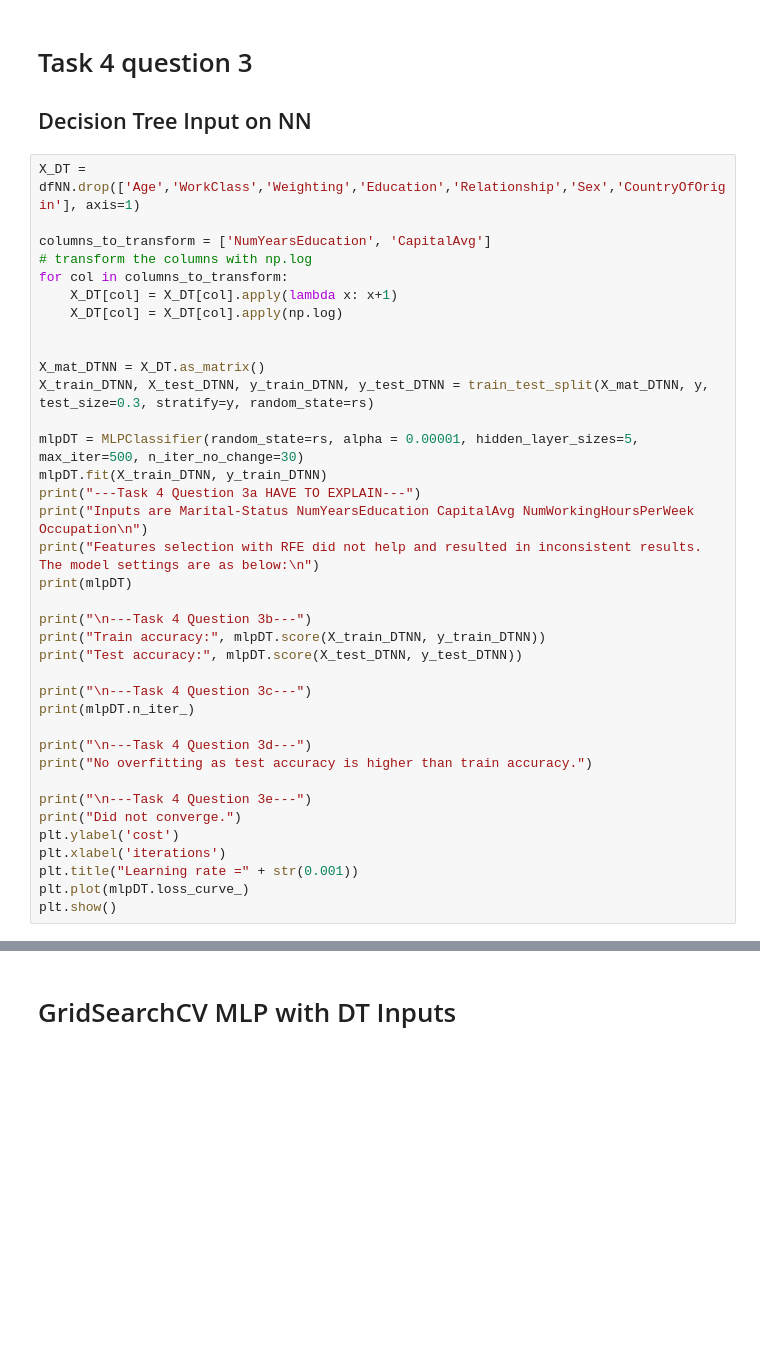
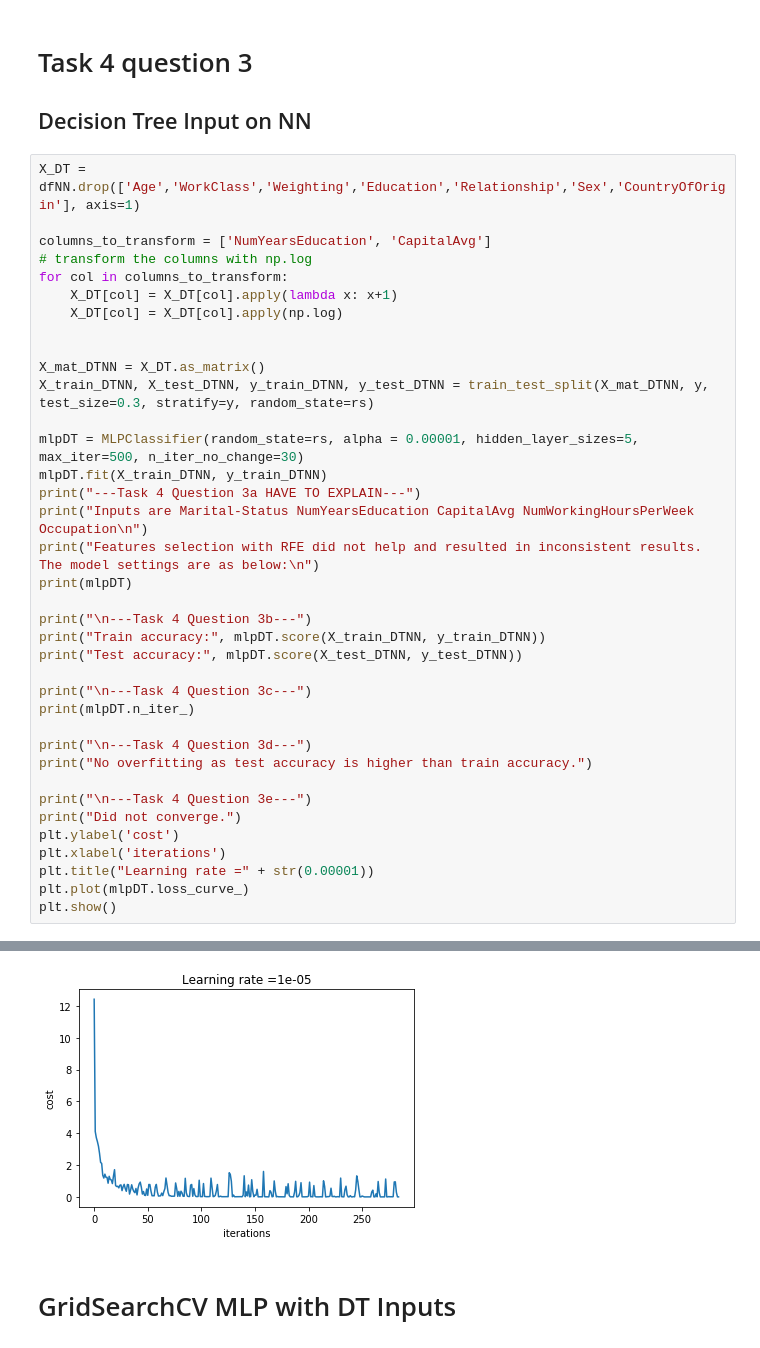
Before and after one commit to Wesleyzxc/DataMining, a Jupyter notebook: DMProj1.ipynb, the cells around one changed output, grey strips where cells are left out. Drawn from its saved outputs; the diff is of its cells as text; blank space fills up the shorter version.

```diff
--- a/DMProj1.ipynb
+++ b/DMProj1.ipynb
@@ -729,6 +775,7 @@ print("\n---Task 4 Question 3e---")
 print("Did not converge.")
 plt.ylabel('cost')
 plt.xlabel('iterations')
-plt.title("Learning rate =" + str(0.001))
+plt.title("Learning rate =" + str(0.00001))
 plt.plot(mlpDT.loss_curve_)
 plt.show()
+# %% [output]
@@ -735,3 +799,4 @@ plt.show()
+[figure, added]
 # %% [markdown]
 # GridSearchCV MLP with DT Inputs
 # %%
```
Also changed, not shown: parts of 6 cells of this notebook.
